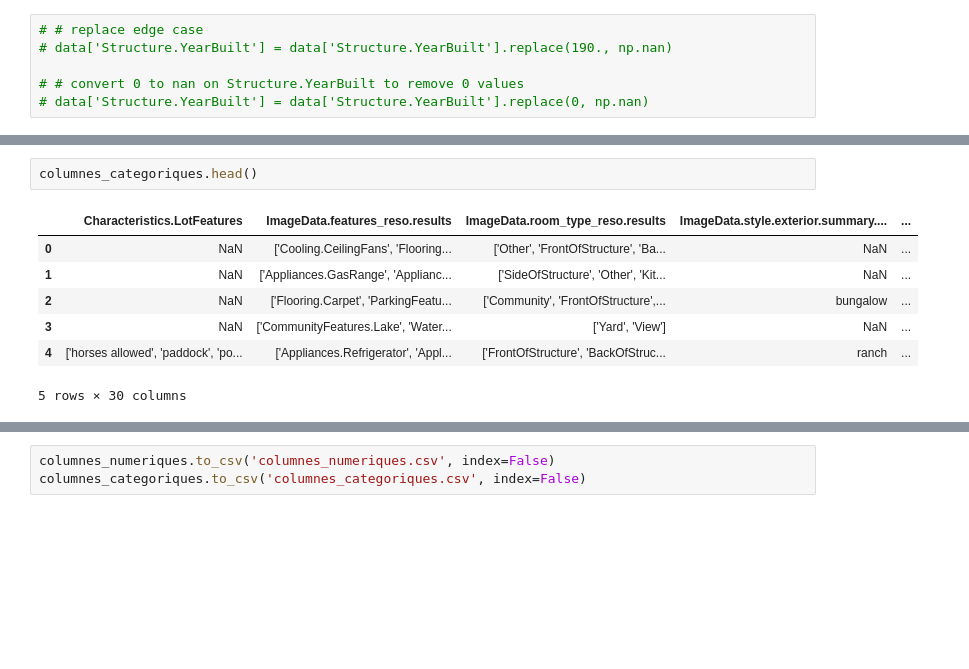
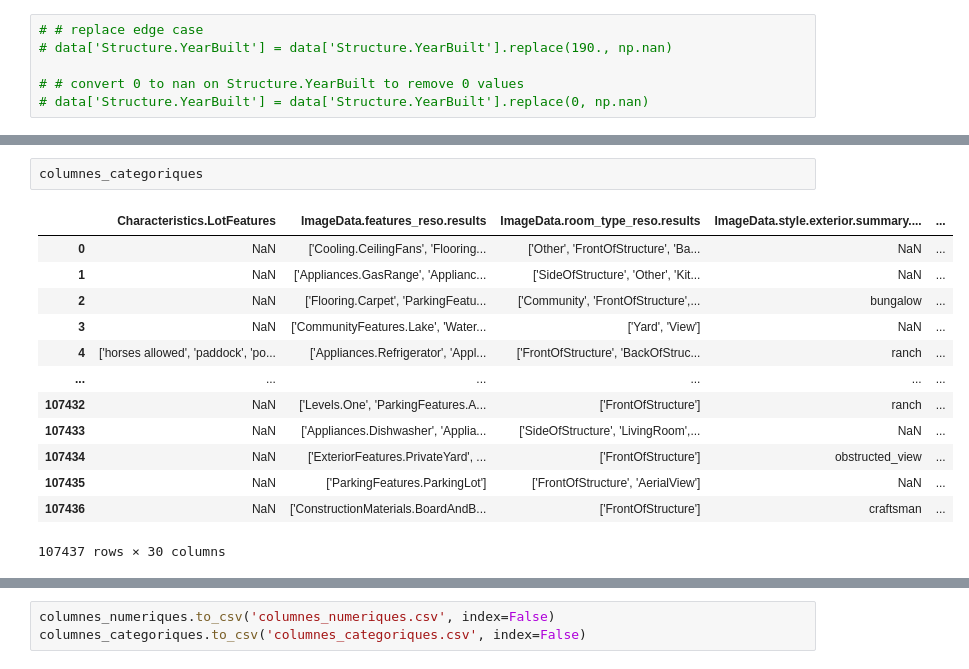
Before and after one commit to GenisLopez5/DatathonFME2024, a Jupyter notebook: main.ipynb, the cells around one changed output, grey strips where cells are left out. Saved outputs shown, nothing was run; the diff lists cells and outputs as text; blank space fills up the shorter version.

```diff
--- a/main.ipynb
+++ b/main.ipynb
@@ -147,10 +134,16 @@ columnes_numeriques
 # %%
-columnes_categoriques.head()
+columnes_categoriques
 # %% [output]
 |  | Characteristics.LotFeatures | ImageData.features_reso.results | ImageData.room_type_reso.results | ImageData.style.exterior.summary.... | ... |
 | 0 | NaN | ['Cooling.CeilingFans', 'Flooring... | ['Other', 'FrontOfStructure', 'Ba... | NaN | ... |
 | 1 | NaN | ['Appliances.GasRange', 'Applianc... | ['SideOfStructure', 'Other', 'Kit... | NaN | ... |
 | 2 | NaN | ['Flooring.Carpet', 'ParkingFeatu... | ['Community', 'FrontOfStructure',... | bungalow | ... |
 | 3 | NaN | ['CommunityFeatures.Lake', 'Water... | ['Yard', 'View'] | NaN | ... |
 | 4 | ['horses allowed', 'paddock', 'po... | ['Appliances.Refrigerator', 'Appl... | ['FrontOfStructure', 'BackOfStruc... | ranch | ... |
+| ... | ... | ... | ... | ... | ... |
+| 107432 | NaN | ['Levels.One', 'ParkingFeatures.A... | ['FrontOfStructure'] | ranch | ... |
+| 107433 | NaN | ['Appliances.Dishwasher', 'Applia... | ['SideOfStructure', 'LivingRoom',... | NaN | ... |
+| 107434 | NaN | ['ExteriorFeatures.PrivateYard', ... | ['FrontOfStructure'] | obstructed_view | ... |
+| 107435 | NaN | ['ParkingFeatures.ParkingLot'] | ['FrontOfStructure', 'AerialView'] | NaN | ... |
+| 107436 | NaN | ['ConstructionMaterials.BoardAndB... | ['FrontOfStructure'] | craftsman | ... |
-5 rows × 30 columns
+107437 rows × 30 columns
```
Also changed, not shown: parts of 27 cells of this notebook.
